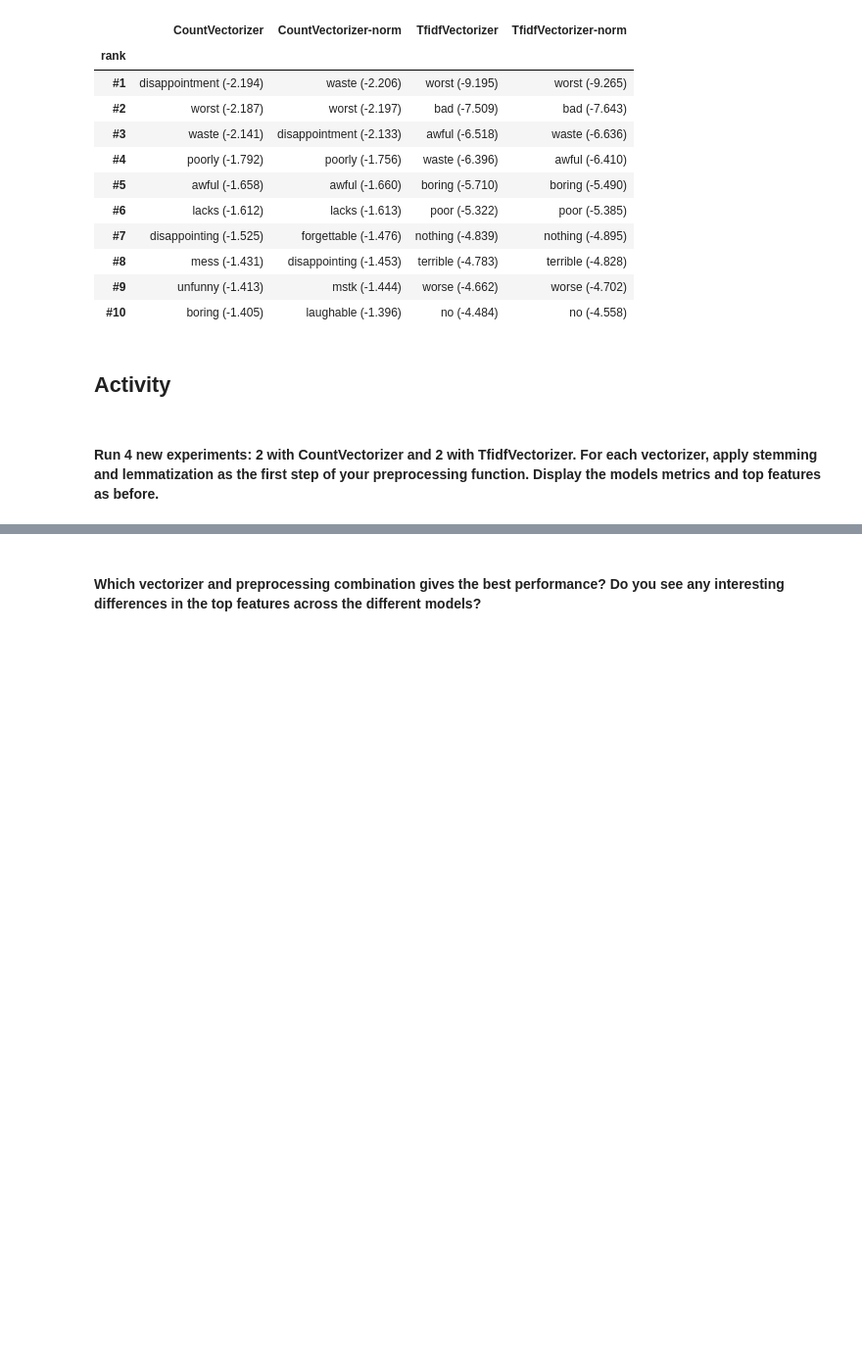
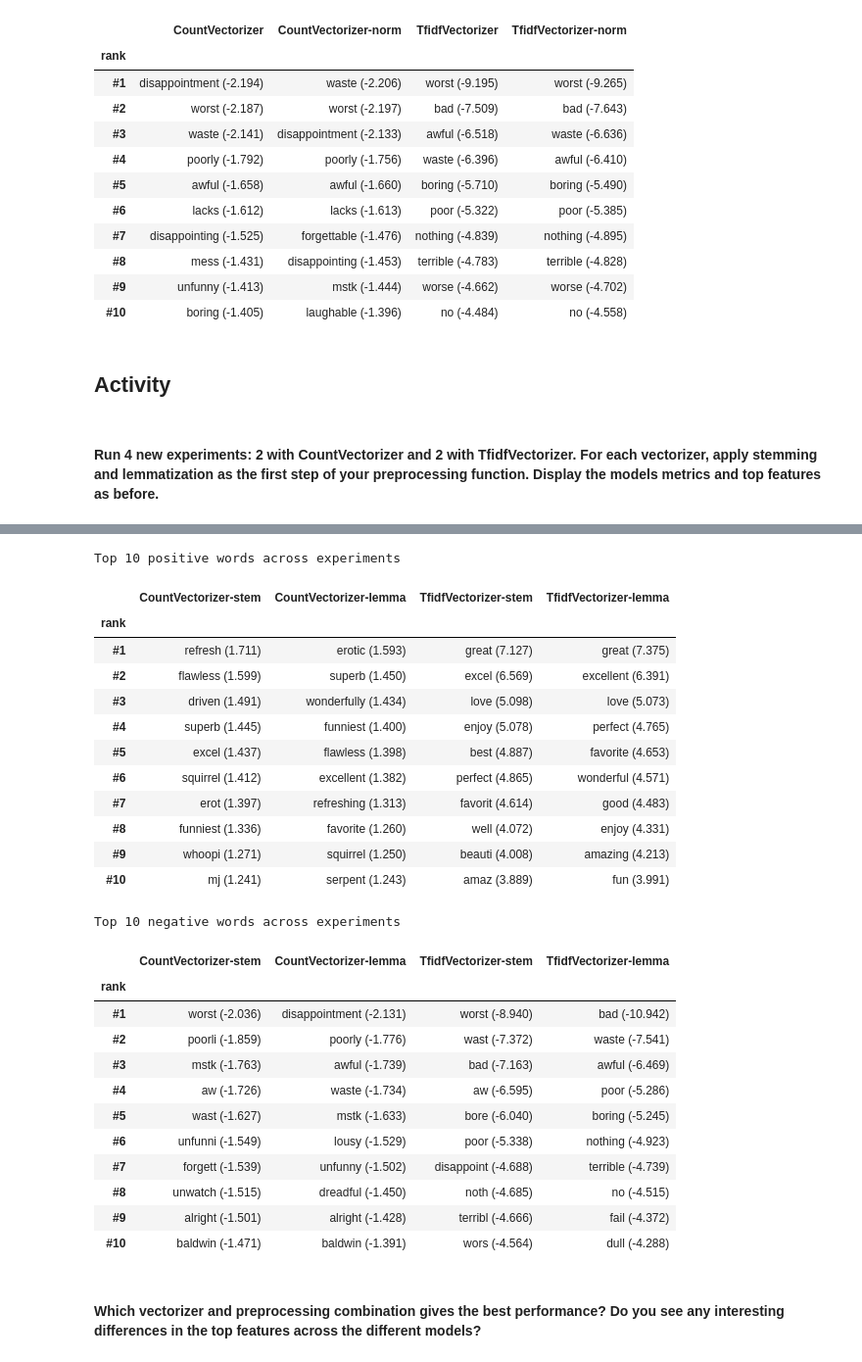
Before and after one commit to andres-go/computer-inteligence, a Jupyter notebook: notebooks/8.nlp.ipynb, the cells around one changed output, grey strips where cells are left out. Shown at 98% size. Drawn from its saved outputs; the diff is of its cells as text; code cells hidden in the pictures; blank space fills up the shorter version.

```diff
--- a/notebooks/8.nlp.ipynb
+++ b/notebooks/8.nlp.ipynb
@@ -412,27 +412,23 @@ Top 10 negative words across experiments
 from nltk.stem import PorterStemmer
 stemmer = PorterStemmer()
 def preprocess_stemming_text(text):
-    text = text.lower()
-    text = re.sub(r'[^a-z\s]', '', text)
-    text = re.sub(r'\s+', ' ', text).strip()
+    text = normalize_text(text)
     text = ' '.join([stemmer.stem(w) for w in text.split()])
     return text
 # %%
 import spacy
 nlp = spacy.load("en_core_web_sm")
 def preprocess_lemmatization_text(text):
-    text = text.lower()
-    text = re.sub(r'[^a-z\s]', '', text)
-    text = re.sub(r'\s+', ' ', text).strip()
+    text = normalize_text(text)
     doc = nlp(text)
     text = ' '.join([token.lemma_ for token in doc])
     return text
 # %%
 experiments = [
-    ('CountVectorizer', None, CountVectorizer(stop_words=stopwords, lowercase=True)),
-    ('CountVectorizer-norm', normalize_text, CountVectorizer(stop_words=stopwords, lowercase=True)),
-    ('TfidfVectorizer', None, TfidfVectorizer(stop_words=stopwords, lowercase=True)),
-    ('TfidfVectorizer-norm', normalize_text, TfidfVectorizer(stop_words=stopwords, lowercase=True)),
+    ('CountVectorizer-stem', preprocess_stemming_text, CountVectorizer(stop_words=stopwords, lowercase=True)),
+    ('CountVectorizer-lemma', preprocess_lemmatization_text, CountVectorizer(stop_words=stopwords, lowercase=True)),
+    ('TfidfVectorizer-stem', preprocess_stemming_text, TfidfVectorizer(stop_words=stopwords, lowercase=True)),
+    ('TfidfVectorizer-lemma', preprocess_lemmatization_text, TfidfVectorizer(stop_words=stopwords, lowercase=True)),
 ]
 
 results = []
@@ -454,2 +456,58 @@ results_df
+# %%
+def get_top_features(model, fitted_vectorizer, top_n=10):
+    feature_names = fitted_vectorizer.get_feature_names_out()
+    coefs = model.coef_[0]
+
+    top_pos_idx = coefs.argsort()[::-1][:top_n]
+    top_neg_idx = coefs.argsort()[:top_n]
+
+    top_positive = [(feature_names[idx], coefs[idx]) for idx in top_pos_idx]
+    top_negative = [(feature_names[idx], coefs[idx]) for idx in top_neg_idx]
+    return top_positive, top_negative
+
+def print_compact_feature_table(model_runs, sentiment='positive', top_n=10):
+    table_data = {}
+
+    for run in model_runs:
+        top_positive, top_negative = get_top_features(run['model'], run['fitted_vectorizer'], top_n=top_n)
+        selected = top_positive if sentiment == 'positive' else top_negative
+        table_data[run['name']] = [f"{word} ({coef:.3f})" for word, coef in selected]
+
+    compact_df = pd.DataFrame(table_data, index=[f"#{i}" for i in range(1, top_n + 1)])
+    compact_df.index.name = 'rank'
+    display(compact_df)
+
+print('Top 10 positive words across experiments')
+print_compact_feature_table(model_runs, sentiment='positive', top_n=10)
+
+print('\nTop 10 negative words across experiments')
+print_compact_feature_table(model_runs, sentiment='negative', top_n=10)
+# %% [output]
+Top 10 positive words across experiments
+|  | CountVectorizer-stem | CountVectorizer-lemma | TfidfVectorizer-stem | TfidfVectorizer-lemma |
+| rank |  |  |  |  |
+| #1 | refresh (1.711) | erotic (1.593) | great (7.127) | great (7.375) |
+| #2 | flawless (1.599) | superb (1.450) | excel (6.569) | excellent (6.391) |
+| #3 | driven (1.491) | wonderfully (1.434) | love (5.098) | love (5.073) |
+| #4 | superb (1.445) | funniest (1.400) | enjoy (5.078) | perfect (4.765) |
+| #5 | excel (1.437) | flawless (1.398) | best (4.887) | favorite (4.653) |
+| #6 | squirrel (1.412) | excellent (1.382) | perfect (4.865) | wonderful (4.571) |
+| #7 | erot (1.397) | refreshing (1.313) | favorit (4.614) | good (4.483) |
+| #8 | funniest (1.336) | favorite (1.260) | well (4.072) | enjoy (4.331) |
+| #9 | whoopi (1.271) | squirrel (1.250) | beauti (4.008) | amazing (4.213) |
+| #10 | mj (1.241) | serpent (1.243) | amaz (3.889) | fun (3.991) |
+Top 10 negative words across experiments
+|  | CountVectorizer-stem | CountVectorizer-lemma | TfidfVectorizer-stem | TfidfVectorizer-lemma |
+| rank |  |  |  |  |
+| #1 | worst (-2.036) | disappointment (-2.131) | worst (-8.940) | bad (-10.942) |
+| #2 | poorli (-1.859) | poorly (-1.776) | wast (-7.372) | waste (-7.541) |
+| #3 | mstk (-1.763) | awful (-1.739) | bad (-7.163) | awful (-6.469) |
+| #4 | aw (-1.726) | waste (-1.734) | aw (-6.595) | poor (-5.286) |
+| #5 | wast (-1.627) | mstk (-1.633) | bore (-6.040) | boring (-5.245) |
+| #6 | unfunni (-1.549) | lousy (-1.529) | poor (-5.338) | nothing (-4.923) |
+| #7 | forgett (-1.539) | unfunny (-1.502) | disappoint (-4.688) | terrible (-4.739) |
+| #8 | unwatch (-1.515) | dreadful (-1.450) | noth (-4.685) | no (-4.515) |
+| #9 | alright (-1.501) | alright (-1.428) | terribl (-4.666) | fail (-4.372) |
+| #10 | baldwin (-1.471) | baldwin (-1.391) | wors (-4.564) | dull (-4.288) |
 # %% [markdown]
 #### Which vectorizer and preprocessing combination gives the best performance? Do you see any interesting differences in the top features across the different models?
```
Also changed, not shown: parts of 4 cells of this notebook.
